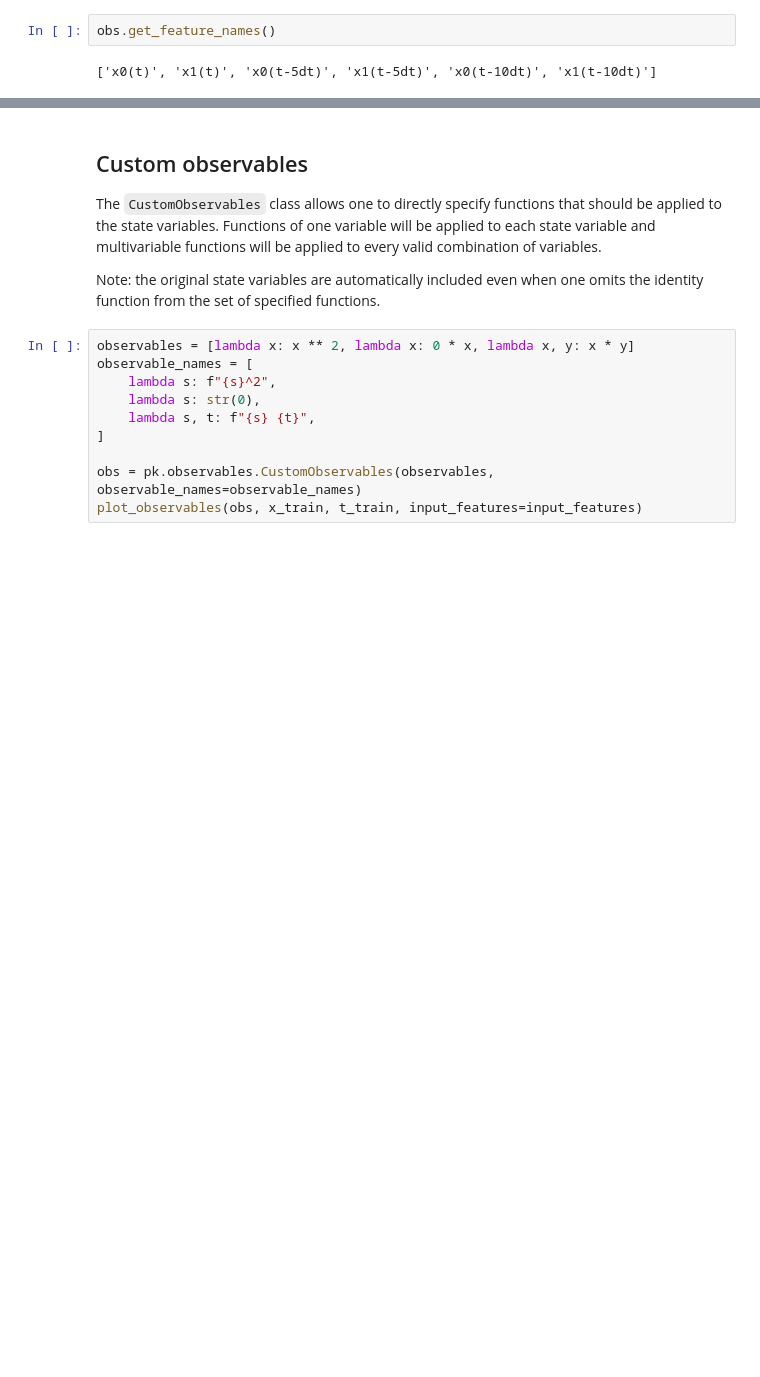
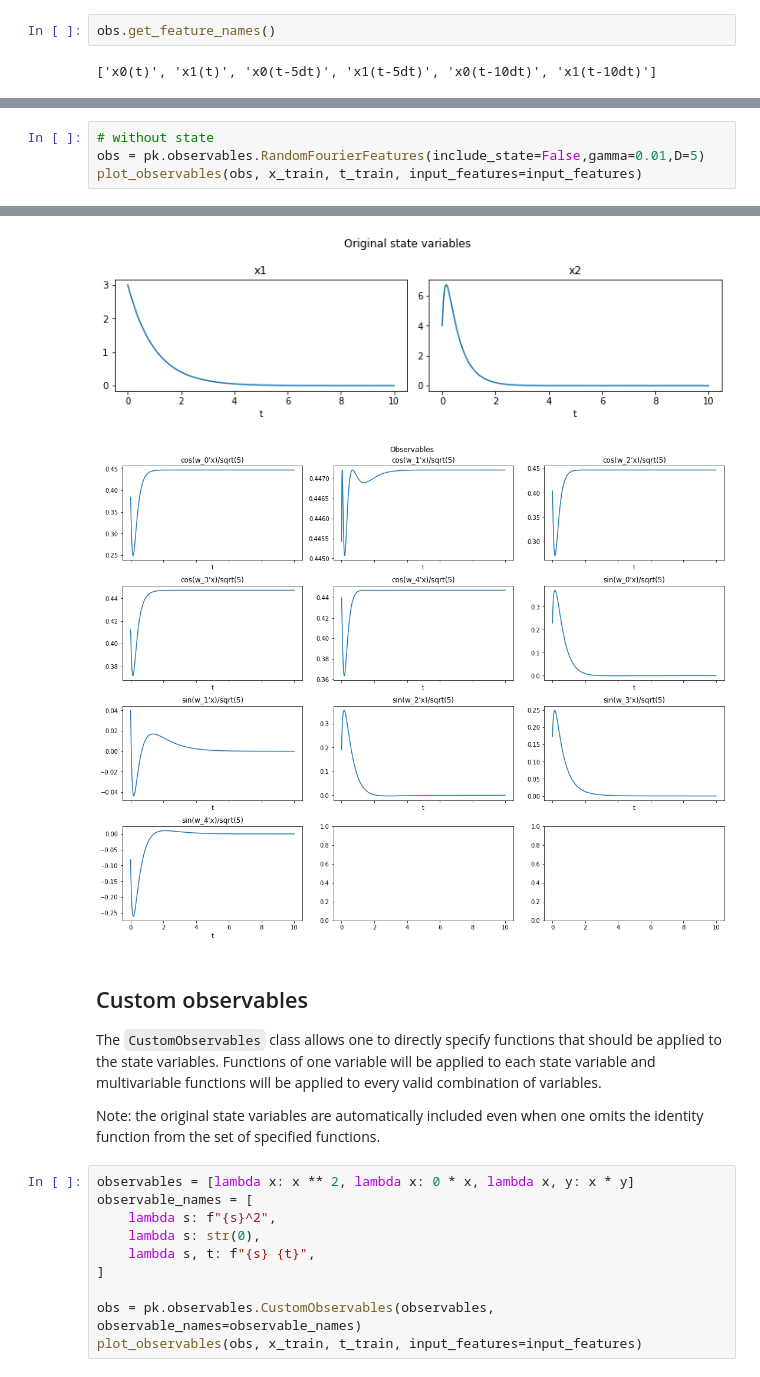
Before and after one commit to dynamicslab/pykoopman, a Jupyter notebook: examples/observables.ipynb, the cells around one changed output, grey strips where cells are left out. Saved outputs shown, nothing was run; the diff lists cells and outputs as text; blank space fills up the shorter version.

```diff
--- a/examples/observables.ipynb
+++ b/examples/observables.ipynb
@@ -132,0 +156,5 @@ obs.get_feature_names()
+# %%
+# without state
+obs = pk.observables.RandomFourierFeatures(include_state=False,gamma=0.01,D=5)
+plot_observables(obs, x_train, t_train, input_features=input_features)
+# %% [output]
@@ -133,3 +163,5 @@ obs.get_feature_names()
+[figure, added]
+[figure, added]
 # %% [markdown]
 ## Custom observables
 The `CustomObservables` class allows one to directly specify functions that should be applied to the state variables. Functions of one variable will be applied to each state variable and multivariable functions will be applied to every valid combination of variables.
```
Also changed, not shown: parts of 7 cells of this notebook, 8 other files.
